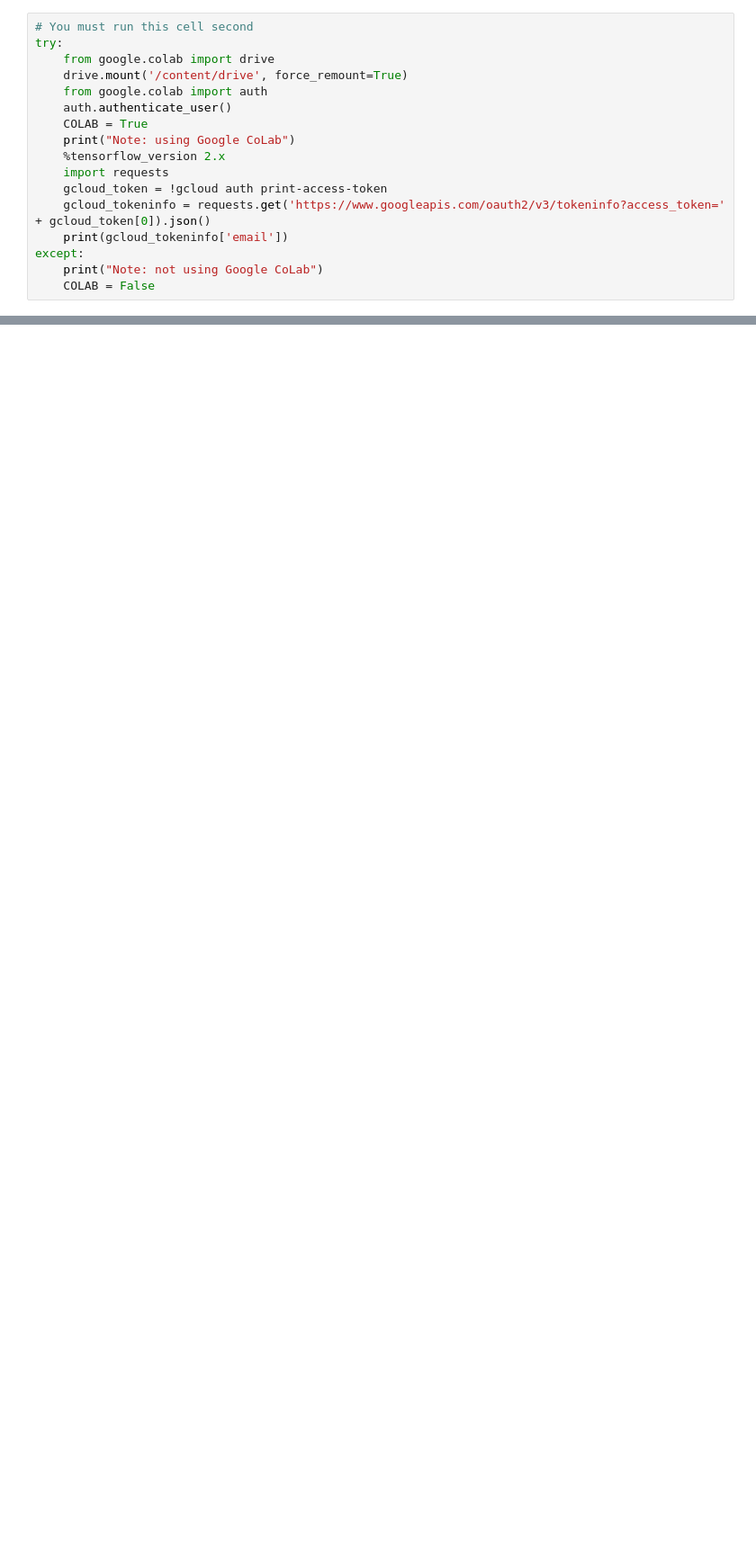
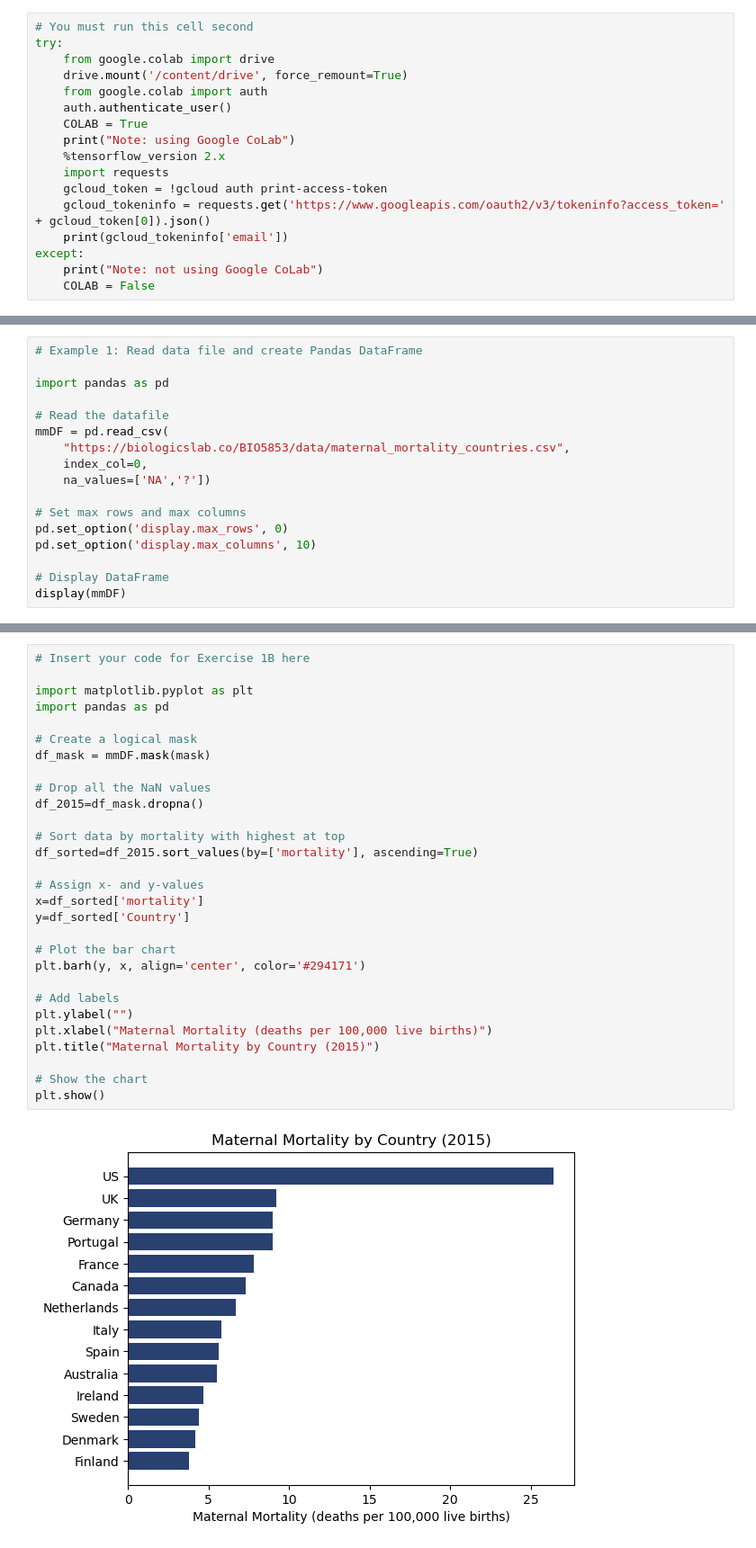
Before and after one commit to DavidSenseman/BIO5853, a Jupyter notebook: Lesson_01_4.ipynb, the cells around one changed output, grey strips where cells are left out. Shown at 90% size. Saved outputs shown, nothing was run; the diff lists cells and outputs as text; blank space fills up the shorter version.

```diff
--- a/Lesson_01_4.ipynb
+++ b/Lesson_01_4.ipynb
@@ -502,0 +238,17 @@ Finally, upload the **_PDF_** to Lesson_01_4 Assignment on Canvas for grading, n
+# %%
+# Example 1: Read data file and create Pandas DataFrame
+
+import pandas as pd
+
+# Read the datafile
+mmDF = pd.read_csv(
+    "https://biologicslab.co/BIO5853/data/maternal_mortality_countries.csv",
+    index_col=0,
+    na_values=['NA','?'])
+
+# Set max rows and max columns
+pd.set_option('display.max_rows', 0)
+pd.set_option('display.max_columns', 10)
+
+# Display DataFrame
+display(mmDF)
@@ -502,0 +278,31 @@ Finally, upload the **_PDF_** to Lesson_01_4 Assignment on Canvas for grading, n
+# %%
+# Insert your code for Exercise 1B here
+
+import matplotlib.pyplot as plt
+import pandas as pd
+
+# Create a logical mask
+df_mask = mmDF.mask(mask)
+
+# Drop all the NaN values
+df_2015=df_mask.dropna()
+
+# Sort data by mortality with highest at top
+df_sorted=df_2015.sort_values(by=['mortality'], ascending=True)
+
+# Assign x- and y-values
+x=df_sorted['mortality']
+y=df_sorted['Country']
+
+# Plot the bar chart
+plt.barh(y, x, align='center', color='#294171')
+
+# Add labels
+plt.ylabel("")
+plt.xlabel("Maternal Mortality (deaths per 100,000 live births)")
+plt.title("Maternal Mortality by Country (2015)")
+
+# Show the chart
+plt.show()
+# %% [output]
+[figure, added]
```
Also changed, not shown: parts of 115 cells of this notebook.
